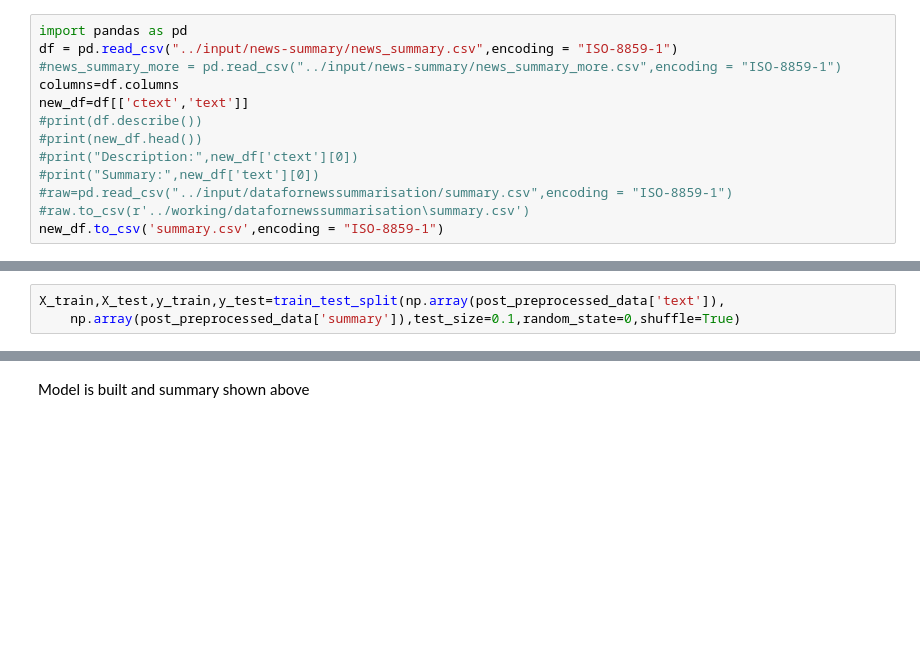
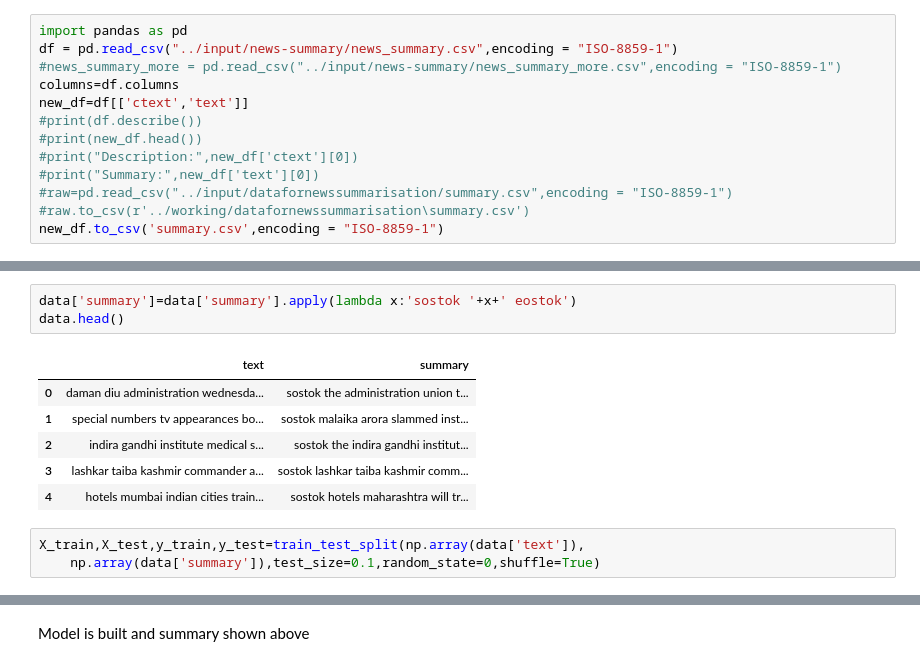
Before and after one commit to Ankita-Das/News_Summarization, a Jupyter notebook: news_summarization.ipynb.ipynb, the cells around one changed output, grey strips where cells are left out. Drawn from its saved outputs; the diff is of its cells as text; blank space fills up the shorter version.

```diff
--- a/news_summarization.ipynb.ipynb
+++ b/news_summarization.ipynb.ipynb
@@ -192,4 +206,14 @@ done
+# %%
+data['summary']=data['summary'].apply(lambda x:'sostok '+x+' eostok')
+data.head()
+# %% [output]
+|  | text | summary |
+| 0 | daman diu administration wednesda... | sostok the administration union t... |
+| 1 | special numbers tv appearances bo... | sostok malaika arora slammed inst... |
+| 2 | indira gandhi institute medical s... | sostok the indira gandhi institut... |
+| 3 | lashkar taiba kashmir commander a... | sostok lashkar taiba kashmir comm... |
+| 4 | hotels mumbai indian cities train... | sostok hotels maharashtra will tr... |
 # %%
-X_train,X_test,y_train,y_test=train_test_split(np.array(post_preprocessed_data['text']),
-    np.array(post_preprocessed_data['summary']),test_size=0.1,random_state=0,shuffle=True)
+X_train,X_test,y_train,y_test=train_test_split(np.array(data['text']),
+    np.array(data['summary']),test_size=0.1,random_state=0,shuffle=True)
 # %%
```
Also changed, not shown: parts of 21 cells of this notebook.
